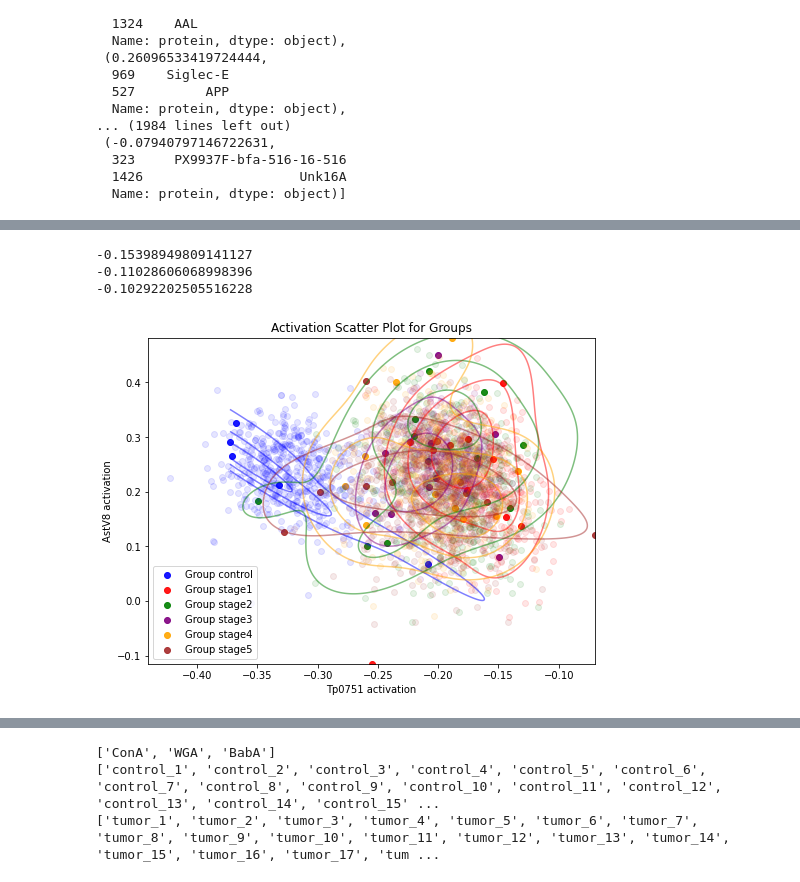
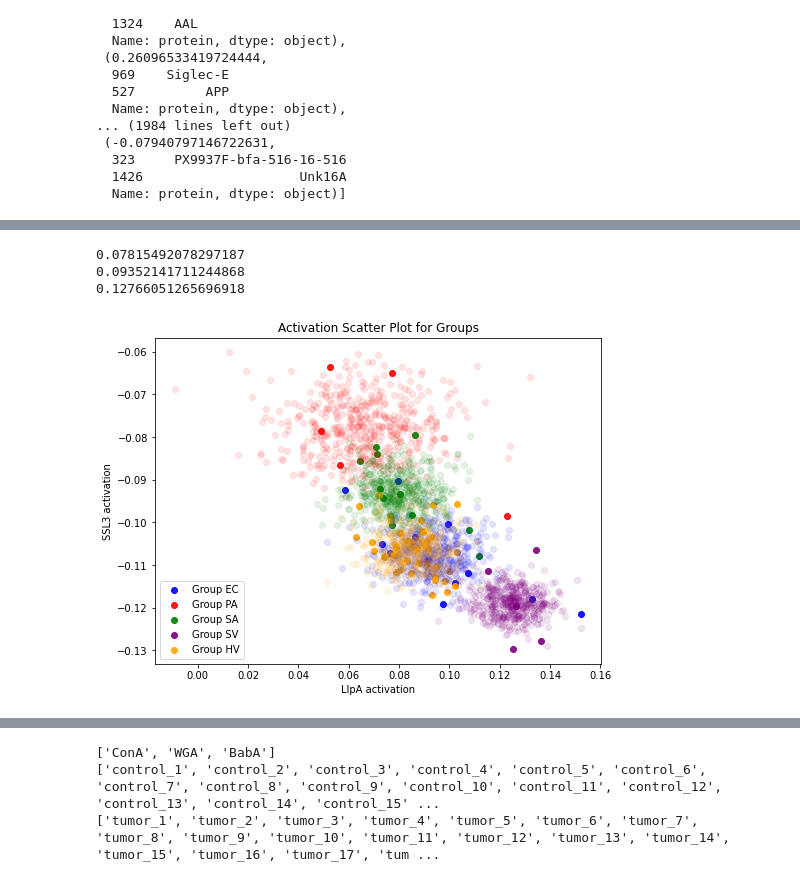
Before and after one commit to csfloyd/GlycanAnalysis, a Jupyter notebook: Python/Dev_GlycanConvolveNoLO.ipynb, the cells around one changed output, grey strips where cells are left out. Drawn from its saved outputs; the diff is of its cells as text; code cells hidden in the pictures.

```diff
--- a/Python/Dev_GlycanConvolveNoLO.ipynb
+++ b/Python/Dev_GlycanConvolveNoLO.ipynb
@@ -370,8 +400,8 @@ groups = ['EC', 'PA', 'SA', 'SV', 'HV']
 # df = glycomics_data_loader.human_skin_O_PMC5871710 # can also use human_skin_O_PMC5871710 and _BCC
 # groups = ['control', 'tumor']
 
-df = glycomics_data_loader.human_prostate_O_PMC8010466
-groups = ['control', 'stage1', 'stage2', 'stage3', 'stage4', 'stage5']
+# df = glycomics_data_loader.human_prostate_O_PMC8010466
+# groups = ['control', 'stage1', 'stage2', 'stage3', 'stage4', 'stage5']
 
 
 
@@ -541,11 +594,13 @@ prot_1 = "ConA"
 prot_2 = "WGA"
 # prot_1 = "Si Bti9 1b-V5-his"
 # prot_2 = "Epa13"
+prot_1 = "LlpA"
+prot_2 = "SSL3"
 
-p_ind_1 = 33
-p_ind_2 = 40
-prot_1 = gb['protein'].iloc[33]
-prot_2 = gb['protein'].iloc[40]
+# p_ind_1 = 33
+# p_ind_2 = 40
+# prot_1 = gb['protein'].iloc[33]
+# prot_2 = gb['protein'].iloc[40]
 
 
 prot_names = [prot_1, prot_2]
@@ -560,8 +635,8 @@ from scipy.stats import gaussian_kde
 
 max_ss_act_prot_names = prot_names_with_scores[0][1]
 
-prot_names = max_ss_act_prot_names.to_list()
-#prot_names = [prot_1, prot_2]
+#prot_names = max_ss_act_prot_names.to_list()
+prot_names = [prot_1, prot_2]
 
 
 prot_seq_list = build_prot_seq_list(prot_names)
@@ -569,7 +644,7 @@ prot_seq_list = build_prot_seq_list(prot_names)
 z_score_mat = build_z_score_mat(glycans_in_df, prot_seq_list, emb, use_emb = True, force_nearest = False, no_nan = True)
 
 # z_score_mat = max_z_matrix
-activation_arrays = build_activation_arrays(z_score_mat, group_indices, df)
+activation_arrays = build_activation_arrays(z_score_mat, group_indices, df)#, safe_val = 1e2)
 
 #activation_arrays = build_activation_arrays_with_sampling(z_score_mat, group_indices, df, 500, 2000)
 activation_arrays_sample = build_activation_arrays_with_sampling_mle(z_score_mat, group_indices, df, 500)
@@ -643,42 +718,42 @@ for i, (group, activation_array) in enumerate(activation_arrays.items()):
     z = np.reshape(kernel(positions).T, xx.shape)
 
     # Plot contours
-    plt.contour(xx, yy, z, levels=3, colors=colors[i], alpha=0.5)
-    #plt.contourf(xx, yy, z, levels=5, colors=[colors[i]], alpha=0.2)
+    # plt.contour(xx, yy, z, levels=3, colors=colors[i], alpha=0.5)
+    # plt.contourf(xx, yy, z, levels=5, colors=[colors[i]], alpha=0.2)
 
 plt.title('KDE Contour Plot of Activation Distributions')
 
 
 # Labels and legend
 plt.xlabel(f'{prot_names[0]} activation')
 plt.ylabel(f'{prot_names[1]} activation')
 # plt.xlabel('PC 1')
 # plt.ylabel('PC 2')
 plt.title('Activation Scatter Plot for Groups')
 plt.legend()
 #plt.xlim(-0.1, 0.1)
 #plt.ylim(-0.1, 0.1)
 plt.show()
 
 
 
 # # Plot scatter plots for both groups
 # plt.figure(figsize=(8, 6))
 # # Plot scatter plots for all groups in activation_arrays
 # colors = ['blue', 'red', 'green', 'purple', 'orange', 'brown']  # Add more colors if needed
 # for i, (group, activation_array) in enumerate(pca_arrays.items()):
 #     plt.scatter(activation_array[0,:], activation_array[1,:],
 #                 color=colors[i], label=f'Group {group}', alpha=0.7)
 
 
 # # Labels and legend
 # plt.xlabel(f'{prot_names[0]} activation')
 # plt.ylabel(f'{prot_names[1]} activation')
 # plt.title('Activation Scatter Plot for Two Groups')
 # plt.legend()
 # plt.show()
 # %% [output]
--0.15398949809141127
--0.11028606068998396
--0.10292202505516228
+0.07815492078297187
+0.09352141711244868
+0.12766051265696918
-[figure, old version]
+[figure, new version]
```
Also changed, not shown: parts of 10 cells of this notebook, 8 other files.
